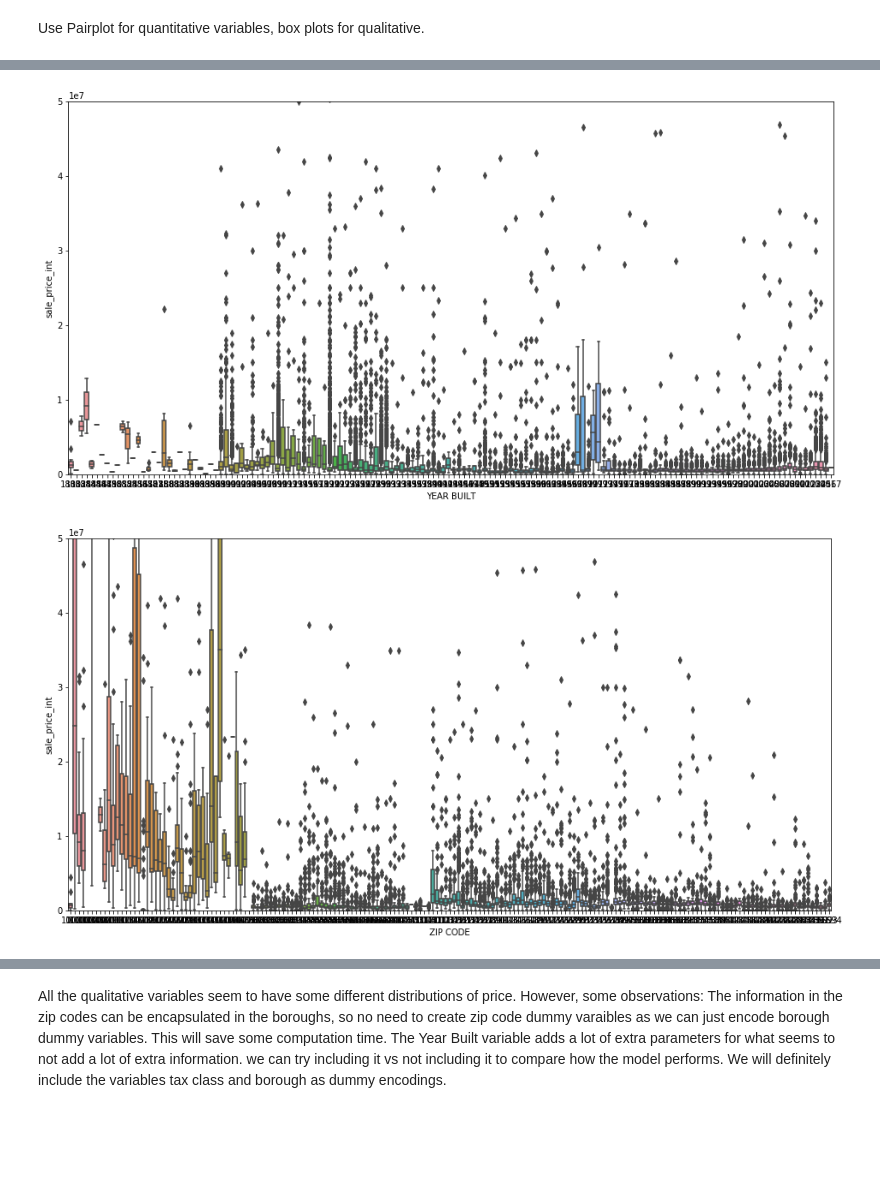
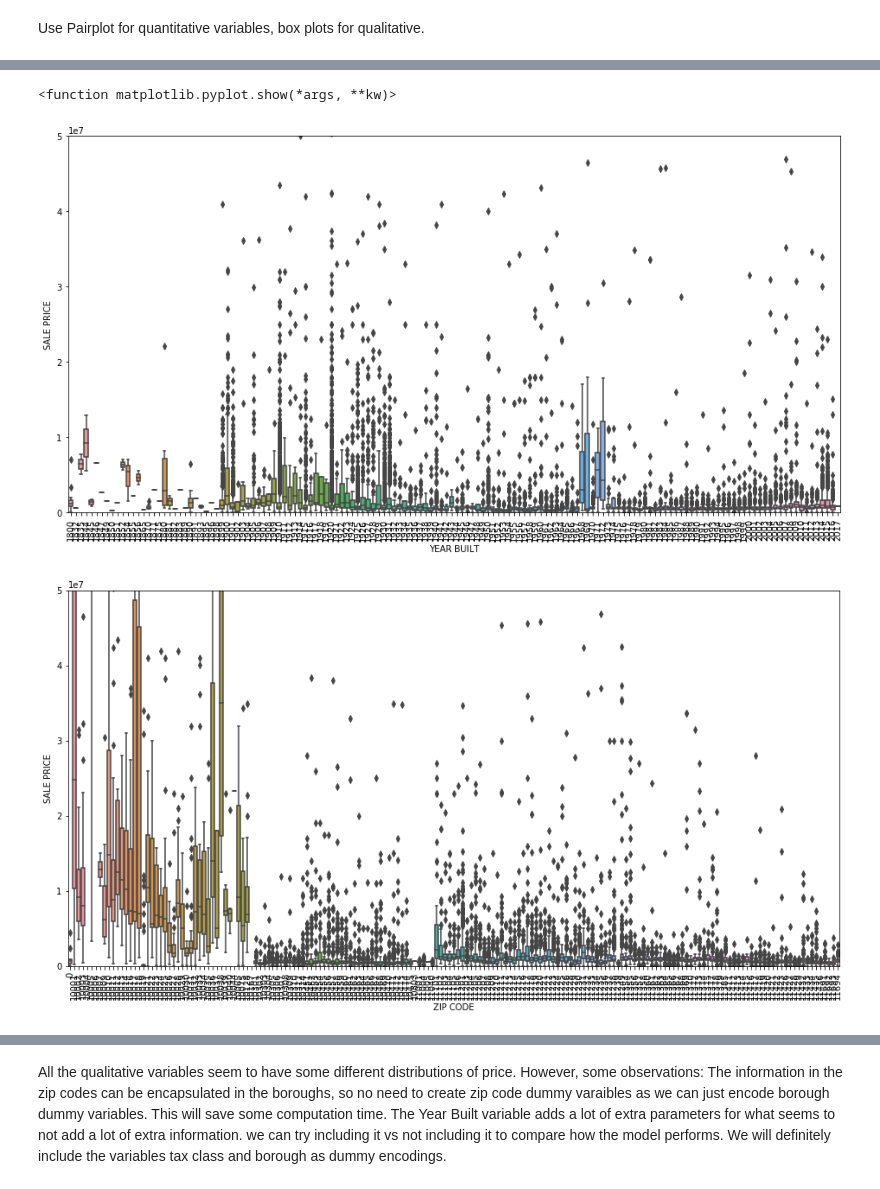
Before and after one commit to kmart8/DS-502-Project, a Jupyter notebook: NYC Dataset Notebook.ipynb, the cells around one changed output, grey strips where cells are left out. Saved outputs shown, nothing was run; the diff lists cells and outputs as text; code cells hidden in the pictures; blank space fills up the shorter version.

```diff
--- a/NYC Dataset Notebook.ipynb
+++ b/NYC Dataset Notebook.ipynb
@@ -80,10 +85,22 @@ sns.pairplot(home_data[['RESIDENTIAL UNITS','COMMERCIAL UNITS', 'TOTAL UNITS', '
 # %%
-l = ['YEAR BUILT','ZIP CODE','BOROUGH','TAX CLASS AT TIME OF SALE']
+l = ['YEAR BUILT','ZIP CODE','TAX CLASS AT TIME OF SALE']
 for var in l:
     data = pd.concat([home_data['sale_price_int'], home_data[var]], axis=1)
     f, ax = plt.subplots(figsize=(16, 8))
     fig = sns.boxplot(x=var, y="sale_price_int", data=data)
+    if var == 'ZIP CODE' or var == 'YEAR BUILT':
+        plt.xticks(rotation='vertical')
     fig.axis(ymin=0,ymax=50000000)
+    plt.ylabel("SALE PRICE")
+
+data = pd.concat([home_data['sale_price_int'], home_data['BOROUGH']], axis=1)
+f, ax = plt.subplots(figsize=(16, 8))
+fig = sns.boxplot(x='BOROUGH', y="sale_price_int", data=data)
+fig.axis(ymin=0,ymax=50000000)
+plt.ylabel('SALE PRICE')
+plt.xticks(np.arange(5), ('Manhattan', 'Bronx', 'Brooklyn', 'Queens', 'Staten Island'))
+plt.show
 # %% [output]
+<function matplotlib.pyplot.show(*args, **kw)>
-[figure, old version]
+[figure, new version]
-[figure, old version]
+[figure, new version]
```
Also changed, not shown: parts of 13 cells of this notebook.
